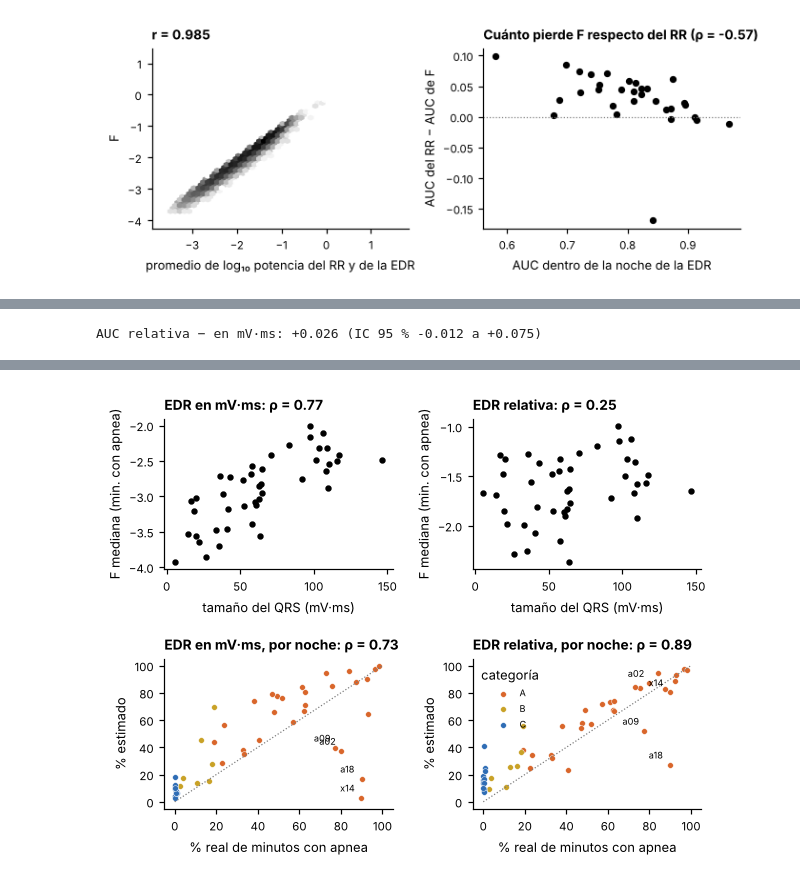
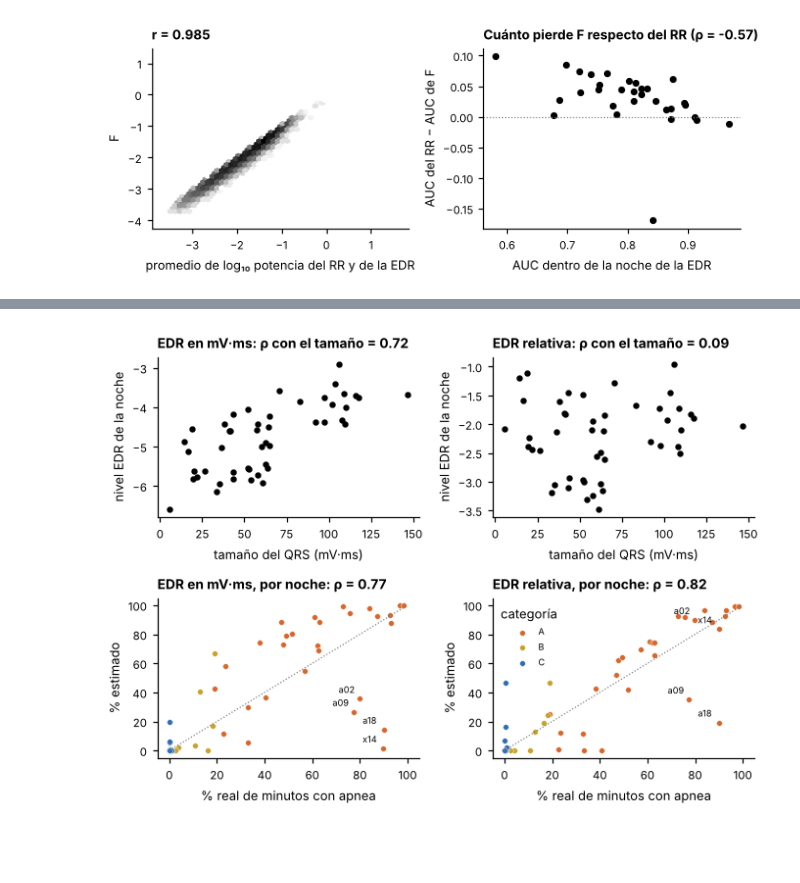
Before and after one commit to afrateitba/PSIB2026Q2-TPS-Grupo08-Frate-Tenca-Weizman, a Jupyter notebook: notebooks/04_feature_y_detector.ipynb, the cells around one changed output, grey strips where cells are left out. Drawn from its saved outputs; the diff is of its cells as text; code cells hidden in the pictures; blank space fills up the shorter version.

```diff
--- a/notebooks/04_feature_y_detector.ipynb
+++ b/notebooks/04_feature_y_detector.ipynb
@@ -417,0 +430,14 @@ Además de cada minuto, interesa cuánta apnea se estima en cada noche: la **fra
+# %%
+P_C = fit_c(ev, W_FINAL, "P_RR")
+U_C = youden_threshold(c_score(ev, P_C).to_numpy(), y_all)
+ev["C"] = c_score(ev, P_C)
+filas = []
+for rec_ in ("c03", "a03", "a01"):
+    g_ = ev[ev.record == rec_]
+    B = P_C["w"] * (g_.EDR_noche.iloc[0] - P_C["mu2"]) / P_C["s2"]
+    filas.append({"registro": rec_, "% real de apnea": 100 * g_.label.mean(), "nivel EDR de la noche": g_.EDR_noche.iloc[0],
+                  "término de la EDR (B)": B, "P_RR que hay que superar": P_C["mu1"] + P_C["s1"] * (U_C - B),
+                  "P_RR mediana (minutos normales)": g_.loc[g_.label == 0, "P_RR"].median() if (g_.label == 0).any() else np.nan,
+                  "P_RR mediana (minutos con apnea)": g_.loc[g_.label == 1, "P_RR"].median() if (g_.label == 1).any() else np.nan,
+                  "% marcado": 100 * (g_.C > U_C).mean()})
+pd.DataFrame(filas).set_index("registro").round(2)
@@ -441,33 +562,29 @@ En `03` (sección 7) se mostró, sin etiquetas, que la oscilación de la EDR en
 # %%
-ev["F (EDR en mV·ms)"] = ev["F"] + np.log10(ev["escala_qrs"])
+ev["EDR_noche (mV·ms)"] = ev["EDR_noche"] + 2 * np.log10(ev["escala_qrs"])
 tam_qrs = ev.groupby("record").escala_qrs.first() * 1000
-med_ap = ev[ev.label == 1].groupby("record")[["F", "F (EDR en mV·ms)"]].median()
+niv = ev.groupby("record")[["EDR_noche", "EDR_noche (mV·ms)"]].first().join(ev.groupby("record").label.mean().rename("frac"))
 comp_escala = []
-fig = plt.figure(figsize=(ANCHO, 4.6))
-gs_ = fig.add_gridspec(2, 2, hspace=0.6, wspace=0.35)
-for j, (col, titulo) in enumerate((("F (EDR en mV·ms)", "EDR en mV·ms"), ("F", "EDR relativa"))):
-    ax = fig.add_subplot(gs_[0, j])
-    rho = spearmanr(tam_qrs[med_ap.index], med_ap[col])[0]
-    ax.scatter(tam_qrs[med_ap.index], med_ap[col], s=10, color="black")
-    ax.set(xlabel="tamaño del QRS (mV·ms)", ylabel="F mediana (min. con apnea)", title=f"{titulo}: ρ = {rho:.2f}")
-    x_ = ev[col].to_numpy(); u_ = youden(x_, y_all); p_ = (x_ > u_).astype(int)
-    nn = ev.assign(p=p_).groupby("record").agg(real=("label", "mean"), estimada=("p", "mean")).join(split.set_index("record").category)
-    ax2 = fig.add_subplot(gs_[1, j])
+fig, axs = plt.subplots(2, 2, figsize=(ANCHO, 4.6))
+for j, (col, titulo) in enumerate((("EDR_noche (mV·ms)", "EDR en mV·ms"), ("EDR_noche", "EDR relativa"))):
+    axs[0, j].scatter(tam_qrs[niv.index], niv[col], s=10, color="black")
+    axs[0, j].set(xlabel="tamaño del QRS (mV·ms)", ylabel="nivel EDR de la noche",
+                  title=f"{titulo}: ρ con el tamaño = {spearmanr(tam_qrs[niv.index], niv[col])[0]:.2f}")
+    e_ = ev.rename(columns={col: "_edr"}).assign(EDR_noche=lambda t: t["_edr"])
+    p_ = fit_c(e_, W_FINAL, "P_RR"); s_ = c_score(e_, p_).to_numpy(); u_ = youden_threshold(s_, y_all); pr_ = (s_ > u_).astype(int)
+    nn = ev.assign(p=pr_).groupby("record").agg(real=("label", "mean"), estimada=("p", "mean")).join(split.set_index("record").category)
     for cat, gr in nn.groupby("category"):
-        ax2.scatter(100 * gr.real, 100 * gr.estimada, s=14, color=COLORES_CAT[cat], edgecolor="white", lw=0.3, label=cat)
+        axs[1, j].scatter(100 * gr.real, 100 * gr.estimada, s=14, color=COLORES_CAT[cat], edgecolor="white", lw=0.3, label=cat)
     for rec_ in ("a02", "x14", "a09", "a18"):
-        ax2.annotate(rec_, (100 * nn.real[rec_], 100 * nn.estimada[rec_]), fontsize=6, xytext=(-14, 4), textcoords="offset points")
-    ax2.plot([0, 100], [0, 100], color=GRIS, ls=":", lw=0.8)
-    ax2.set(xlabel="% real de minutos con apnea", ylabel="% estimado", title=f"{titulo}, por noche: ρ = {spearmanr(nn.real, nn.estimada)[0]:.2f}")
-    m_ = metricas(y_all, p_)
-    comp_escala.append({"EDR": titulo, "AUC (todos los minutos)": auc(x_, y_all), "sensibilidad": m_["sensibilidad"],
-                        "especificidad": m_["especificidad"], "ρ por noche": spearmanr(nn.real, nn.estimada)[0],
-                        "% estimado en controles": 100 * nn[nn.category == "C"].estimada.mean(),
-                        "a02, x14, a09, a18 (% estimado)": ", ".join(f"{100 * nn.estimada[r_]:.0f}" for r_ in ("a02", "x14", "a09", "a18"))})
-fig.axes[3].legend(loc="upper left", fontsize=6, title="categoría")
+        axs[1, j].annotate(rec_, (100 * nn.real[rec_], 100 * nn.estimada[rec_]), fontsize=6, xytext=(-14, 4), textcoords="offset points")
+    axs[1, j].plot([0, 100], [0, 100], color=GRIS, ls=":", lw=0.8)
+    axs[1, j].set(xlabel="% real de minutos con apnea", ylabel="% estimado",
+                  title=f"{titulo}, por noche: ρ = {spearmanr(nn.real, nn.estimada)[0]:.2f}")
+    m_ = metricas(y_all, pr_)
+    comp_escala.append({"EDR": titulo, "nivel EDR vs % de apnea (ρ)": spearmanr(niv[col], niv.frac)[0],
+                        "AUC de C": auc(s_, y_all), **m_, "ρ por noche": spearmanr(nn.real, nn.estimada)[0],
+                        "% marcado en controles": 100 * nn[nn.category == "C"].estimada.mean()})
+axs[1, 1].legend(loc="upper left", fontsize=6, title="categoría")
+fig.tight_layout()
 save(fig, "04_escala_edr")
-d_esc = np.array([auc(ev["F"].to_numpy()[i], y_all[i]) - auc(ev["F (EDR en mV·ms)"].to_numpy()[i], y_all[i]) for i in boot_idx[:1000]])
-print(f"AUC relativa − en mV·ms: {np.mean(d_esc):+.3f} (IC 95 % {np.percentile(d_esc, 2.5):+.3f} a {np.percentile(d_esc, 97.5):+.3f})")
 pd.DataFrame(comp_escala).set_index("EDR").round(3)
 # %% [output]
-AUC relativa − en mV·ms: +0.026 (IC 95 % -0.012 a +0.075)
@@ -478 +595 @@ AUC relativa − en mV·ms: +0.026 (IC 95 % -0.012 a +0.075)
-[figure, old version]
+[figure, new version]
```
Also changed, not shown: parts of 27 cells of this notebook, 8 other files.
